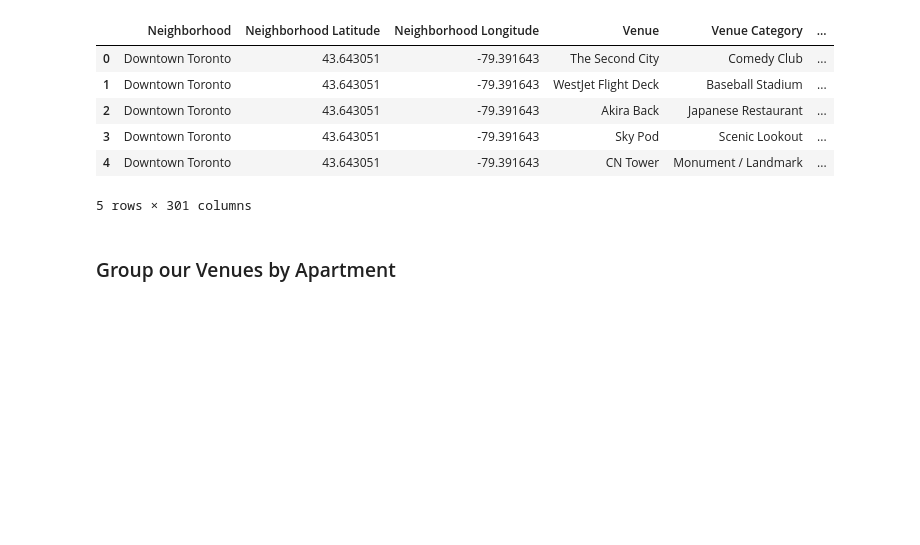
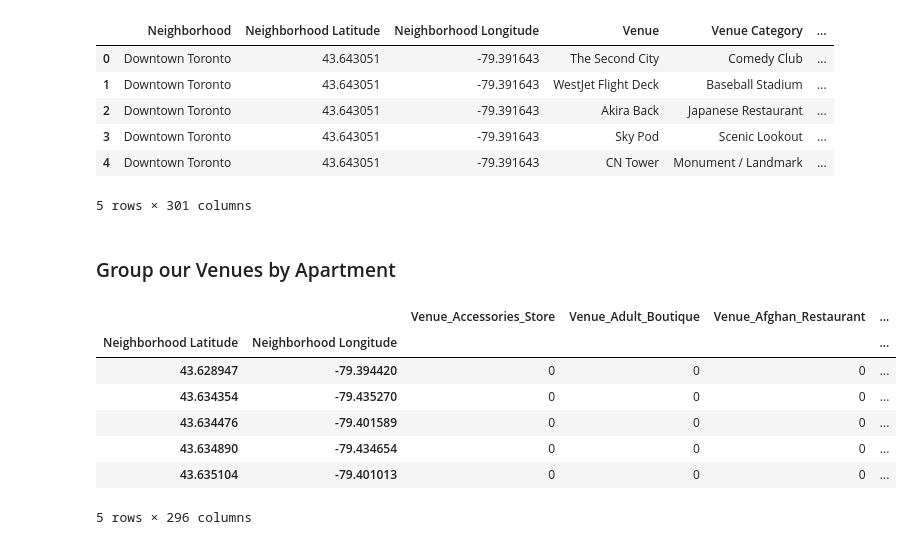
Before and after one commit to 1212-qwas/Coursera-Capstone, a Jupyter notebook: Capstone Project Part II.ipynb, the cells around one changed output. Drawn from its saved outputs; the diff is of its cells as text; code cells hidden in the pictures; blank space fills up the shorter version.

```diff
--- a/Capstone Project Part II.ipynb
+++ b/Capstone Project Part II.ipynb
@@ -309,0 +314,12 @@ toronto_merge.to_csv('venues_merge.csv')
+# %%
+toronto_final = toronto_merge.groupby(['Neighborhood Latitude', 'Neighborhood Longitude']).sum()
+toronto_final.head()
+# %% [output]
+|  |  | Venue_Accessories_Store | Venue_Adult_Boutique | Venue_Afghan_Restaurant | ... |
+| Neighborhood Latitude | Neighborhood Longitude |  |  |  | ... |
+| 43.628947 | -79.394420 | 0 | 0 | 0 | ... |
+| 43.634354 | -79.435270 | 0 | 0 | 0 | ... |
+| 43.634476 | -79.401589 | 0 | 0 | 0 | ... |
+| 43.634890 | -79.434654 | 0 | 0 | 0 | ... |
+| 43.635104 | -79.401013 | 0 | 0 | 0 | ... |
+5 rows × 296 columns
```
Also changed, not shown: parts of 14 cells of this notebook, 1 other file.
